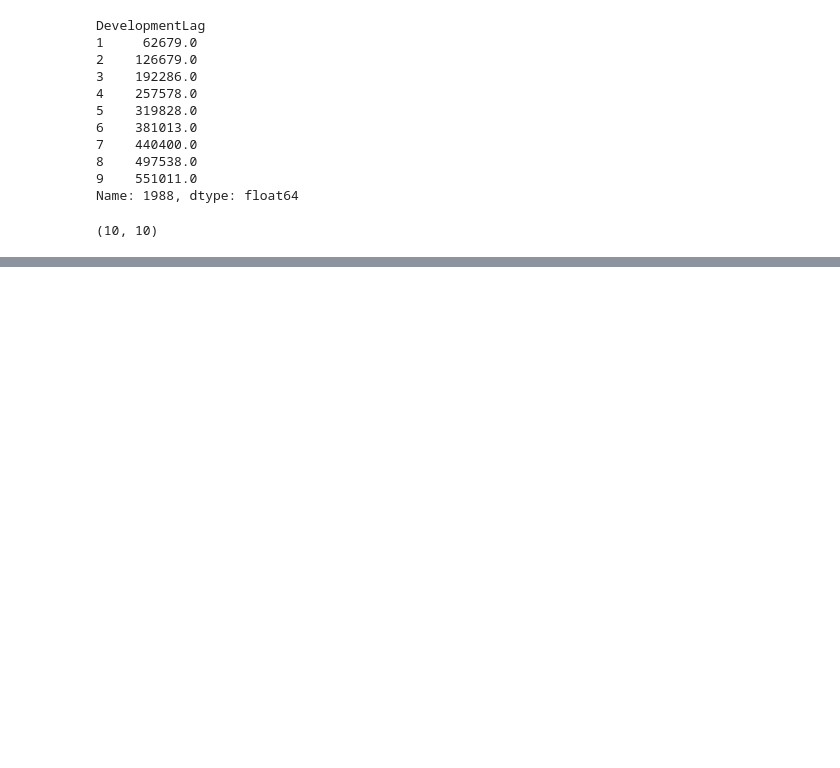
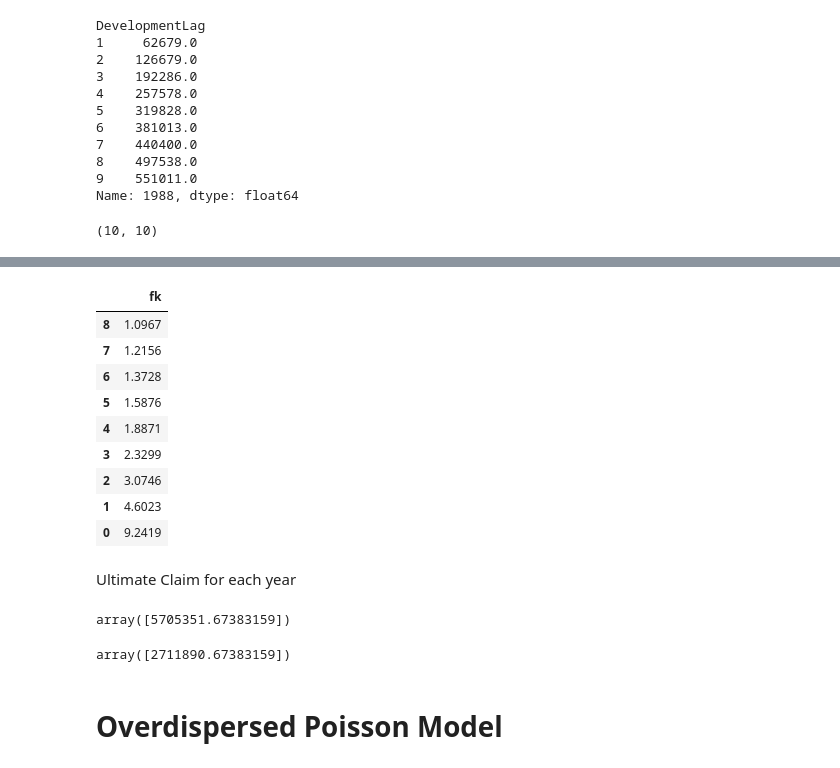
Before and after one commit to leonv1602/claim-reserving, a Jupyter notebook: ODP Bootstrap Model.ipynb, the cells around one changed output, grey strips where cells are left out. Cells and saved outputs as stored; diff of their text form; code cells hidden in the pictures; blank space fills up the shorter version.

```diff
--- a/ODP Bootstrap Model.ipynb
+++ b/ODP Bootstrap Model.ipynb
@@ -162,0 +150,26 @@ shape
+# %%
+ult_factor = dev_factor.sort_index(ascending=False).cumprod()
+ult_factor
+# %% [output]
+|  | fk |
+| 8 | 1.0967 |
+| 7 | 1.2156 |
+| 6 | 1.3728 |
+| 5 | 1.5876 |
+| 4 | 1.8871 |
+| 3 | 2.3299 |
+| 2 | 3.0746 |
+| 1 | 4.6023 |
+| 0 | 9.2419 |
+# %% [markdown]
+Ultimate Claim for each year
+# %%
+np.array(tr_cum.max(axis = 1)[1:].array).dot(ult_factor)
+# %% [output]
+array([5705351.67383159])
+# %%
+np.array(tr_cum.max(axis = 1)[1:].array).dot(ult_factor-1)
+# %% [output]
+array([2711890.67383159])
+# %% [markdown]
+# Overdispersed Poisson Model
```
Also changed, not shown: parts of 13 cells of this notebook.
